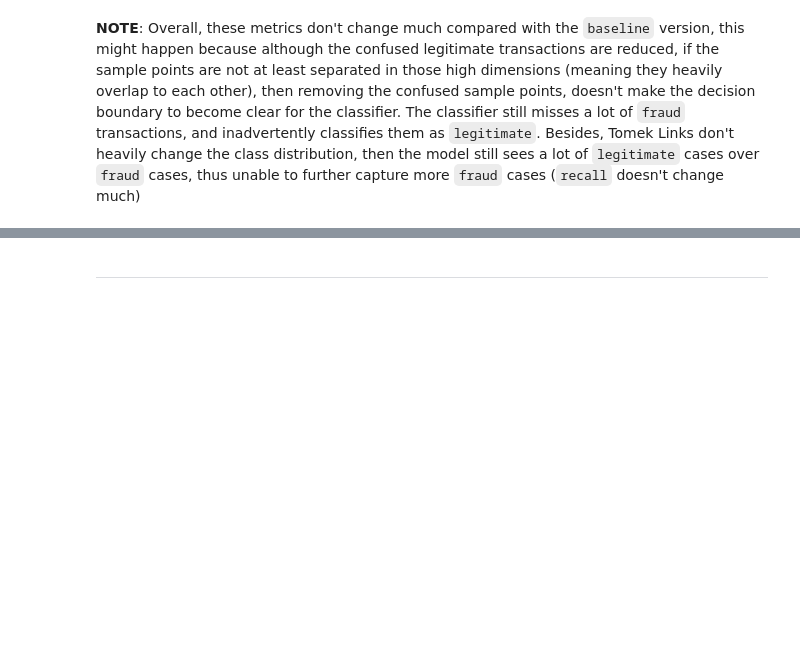
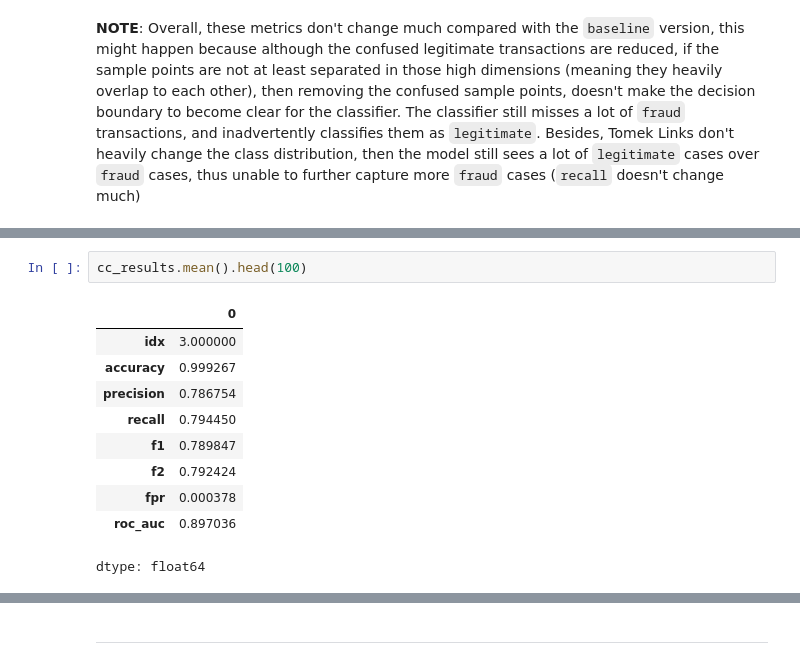
Before and after one commit to trungdung1711/credit-card-fraud-detection, a Jupyter notebook: notebooks/_v1.ipynb, the cells around one changed output, grey strips where cells are left out. Cells and saved outputs as stored; diff of their text form; blank space fills up the shorter version.

```diff
--- a/notebooks/_v1.ipynb
+++ b/notebooks/_v1.ipynb
@@ -895,0 +937,13 @@ cc_results.head(100)
+# %%
+cc_results.mean().head(100)
+# %% [output]
+|  | 0 |
+| idx | 3.000000 |
+| accuracy | 0.999267 |
+| precision | 0.786754 |
+| recall | 0.794450 |
+| f1 | 0.789847 |
+| f2 | 0.792424 |
+| fpr | 0.000378 |
+| roc_auc | 0.897036 |
+dtype: float64
```
Also changed, not shown: parts of 35 cells of this notebook.
